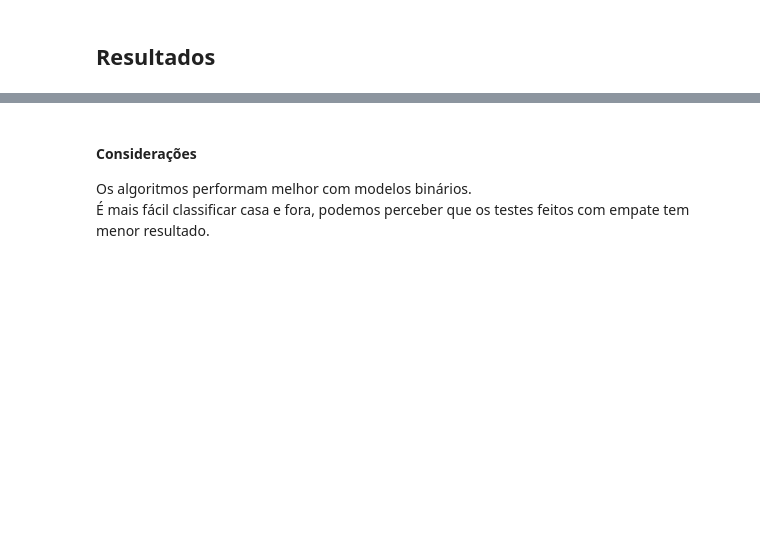
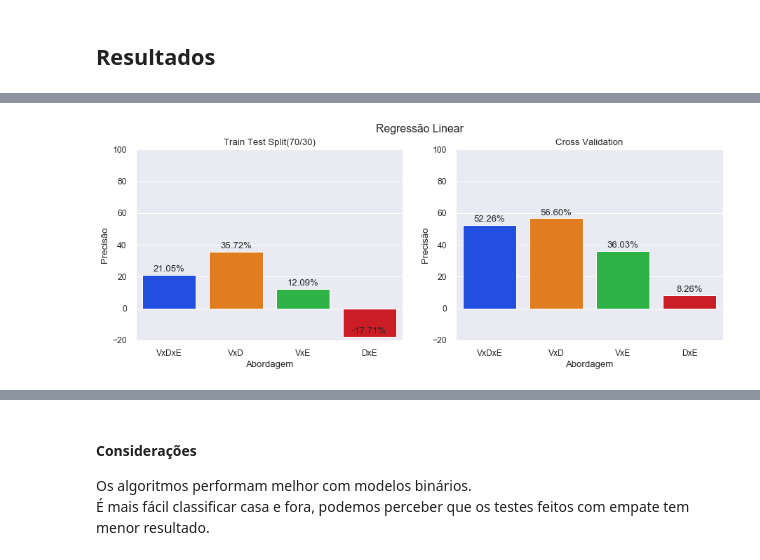
Before and after one commit to olesiogn/Football-prediction, a Jupyter notebook: Fut-Brasileiro.ipynb, the cells around one changed output, grey strips where cells are left out. Drawn from its saved outputs; the diff is of its cells as text; code cells hidden in the pictures; blank space fills up the shorter version.

```diff
--- a/Fut-Brasileiro.ipynb
+++ b/Fut-Brasileiro.ipynb
@@ -214,6 +218,7 @@ linear_regression = LinearRegression()
 linear_regression.fit(X_train, y_train)
 predict_linear_regression = linear_regression.predict(X_test)
 reg_lin_all = linear_regression.score(X_test, y_test) * 100
+cross_lin_all = max(cross_val_score(linear_regression, X, y, cv=10)) * 100
 # %%
 plt.figure(figsize=(25, 5))
 plt.plot(df_y_test, 'go', ms=15, label='Real')
@@ -837,18 +886,21 @@ linear_regression = LinearRegression()
 linear_regression.fit(X_train, y_train)
 predict_linear_regression = linear_regression.predict(X_test)
 reg_lin_fxe = linear_regression.score(X_test, y_test) * 100
+cross_lin_fxe = max(cross_val_score(linear_regression, X, y, cv=10)) * 100
 
 # Regressão Logística
-logistic_regression = LogisticRegression()
+logistic_regression = LogisticRegression(solver='lbfgs', multi_class='auto')
 logistic_regression.fit(X_train, y_train)
 predict_logistic_regression = logistic_regression.predict(X_test)
 reg_log_fxe = logistic_regression.score(X_test, y_test) * 100
+cross_log_fxe = max(cross_val_score(logistic_regression, X, y, cv=10)) * 100
 
 # Árvore de Decisão
 decision_tree = DecisionTreeClassifier()
 decision_tree.fit(X_train, y_train)
 predict_decision_tree = decision_tree.predict(X_test)
 dec_tree_fxe = decision_tree.score(X_test, y_test) * 100
+cross_dec_tree_fxe = max(cross_val_score(decision_tree, X, y, cv=10)) * 100
 
 # Floresta Aleatória
 error_rate = []
@@ -863,6 +915,7 @@ random_forest = RandomForestClassifier(n_estimators=error_rate.index(min(error_r
 random_forest.fit(X_train, y_train)
 predict_random_forest = random_forest.predict(X_test)
 rand_for_fxe = random_forest.score(X_test, y_test) * 100
+cross_rand_for_fxe = max(cross_val_score(random_forest, X, y, cv=10)) * 100
 
 # KNN
 error_rate = []
@@ -877,16 +930,22 @@ knn = KNeighborsClassifier(n_neighbors=error_rate.index(min(error_rate)))
 knn.fit(X_train, y_train)
 predict_knn = knn.predict(X_test)
 knn_fxe = knn.score(X_test, y_test) * 100
+cross_knn_fxe = max(cross_val_score(knn, X, y, cv=10)) * 100
 
 # SVM
 param_grid = {'C':[0.1,1,10,100,1000],'gamma': [1,0.1,0.01,0.001,0.001], 'kernel':['rbf']}
-grid = GridSearchCV(SVC(),param_grid,refit=True, verbose=3)
+grid = GridSearchCV(SVC(),param_grid,refit=True,cv=3,iid=False)
 grid.fit(X_train, y_train)
 predict_svm = grid.predict(X_test)
 svm_fxe = grid.score(X_test, y_test) * 100
+
+grid2 = GridSearchCV(SVC(),param_grid,refit=True,cv=10,iid=False)
+grid2.fit(X_train, y_train)
+cross_svm_fxe = grid2.score(X_test, y_test) * 100
 
 # MLP
 mlp_classifier = MLPClassifier(hidden_layer_sizes=(2,8), activation='logistic', solver='adam', max_iter=1000)
 mlp_classifier.fit(X_train,y_train)
 predict_mlp_classifier = mlp_classifier.predict(X_test)
 mlp_fxe = mlp_classifier.score(X_test, y_test) * 100
+cross_mlp_fxe = max(cross_val_score(mlp_classifier, X, y, cv=10)) * 100
@@ -992,0 +1091,28 @@ MLP: 53.79%
+# %%
+sns.set(font_scale=1.1)
+# %%
+# Regressões linear
+plt.figure(figsize=(15,5))
+plt.suptitle('Regressão Linear')
+
+plt.subplot(1, 2, 1)
+plt.title("Train Test Split(70/30)")
+graph = sns.barplot(x=['VxDxE','VxD','VxE','DxE'], y=[reg_lin_all,reg_lin_cxf,reg_lin_cxe,reg_lin_fxe],palette='bright')
+for p in graph.patches:
+    graph.annotate(format(p.get_height(), '.2f') + "%", (p.get_x() + p.get_width() / 2., p.get_height()), ha = 'center', va = 'center', xytext = (0, 8), textcoords = 'offset points')
+plt.xlabel("Abordagem")
+plt.ylabel("Precisão")
+plt.ylim([-20, 100])
+
+plt.subplot(1, 2, 2)
+plt.title("Cross Validation")
+graph2 = sns.barplot(x=['VxDxE','VxD','VxE','DxE'], y=[cross_lin_all,cross_lin_cxf,cross_lin_cxe,cross_lin_fxe],palette='bright')
+for p in graph2.patches:
+    graph2.annotate(format(p.get_height(), '.2f') + "%", (p.get_x() + p.get_width() / 2., p.get_height()), ha = 'center', va = 'center', xytext = (0, 8), textcoords = 'offset points')
+plt.xlabel("Abordagem")
+plt.ylabel("Precisão")
+plt.ylim([-20, 100])
+
+plt.savefig('img/regressao_linear_br.png')
+# %% [output]
+[figure, added]
```
Also changed, not shown: parts of 36 cells of this notebook, 2 other files.
